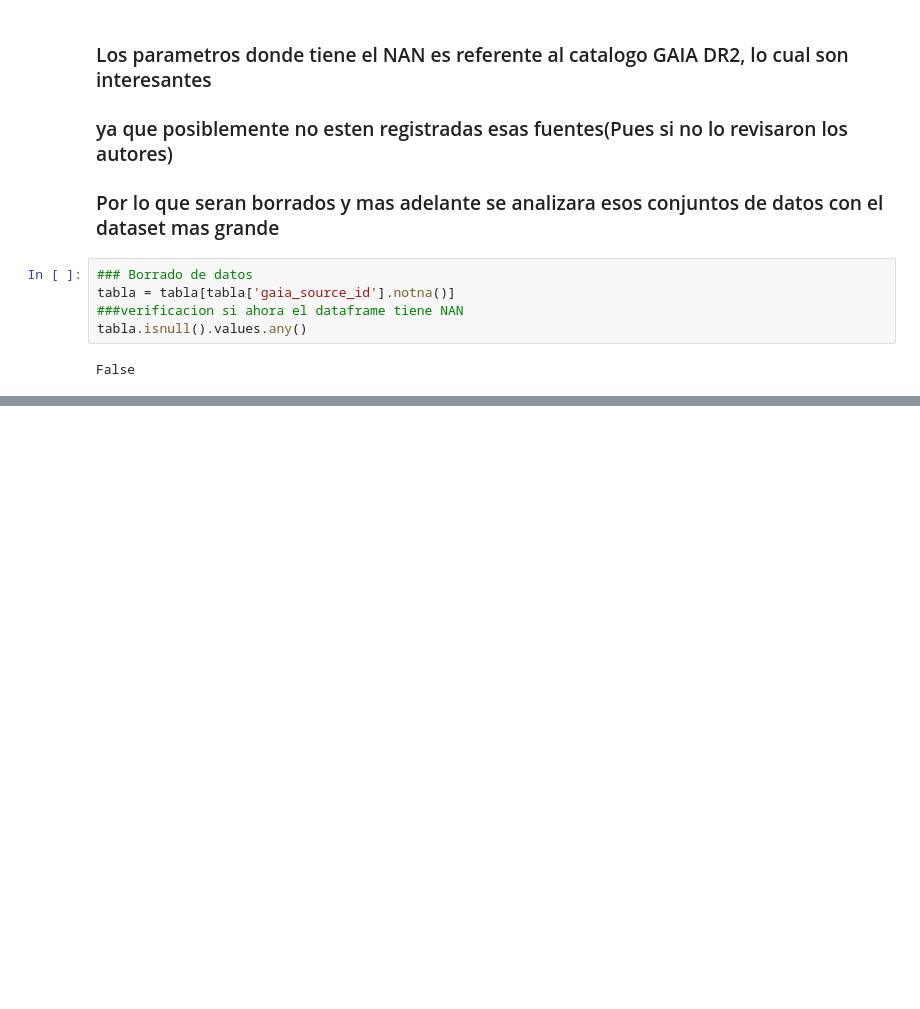
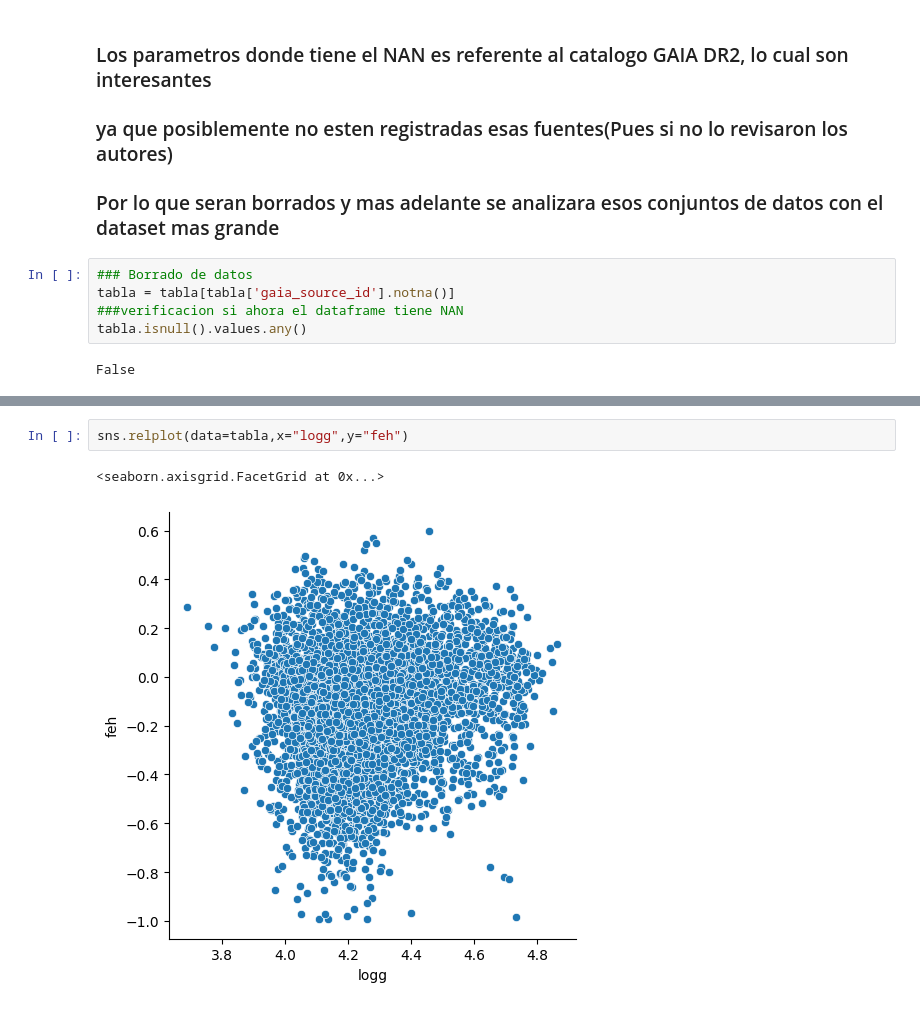
Before and after one commit to oscarcalv/Primer-Parcial-de-Fisica-Computacional, a Jupyter notebook: cuaderno_parcial.ipynb, the cells around one changed output, grey strips where cells are left out. Drawn from its saved outputs; the diff is of its cells as text; blank space fills up the shorter version.

```diff
--- a/cuaderno_parcial.ipynb
+++ b/cuaderno_parcial.ipynb
@@ -65,0 +80,5 @@ False
+# %%
+sns.relplot(data=tabla,x="logg",y="feh")
+# %% [output]
+<seaborn.axisgrid.FacetGrid at 0x...>
+[figure, added]
```
Also changed, not shown: parts of 2 cells of this notebook.
